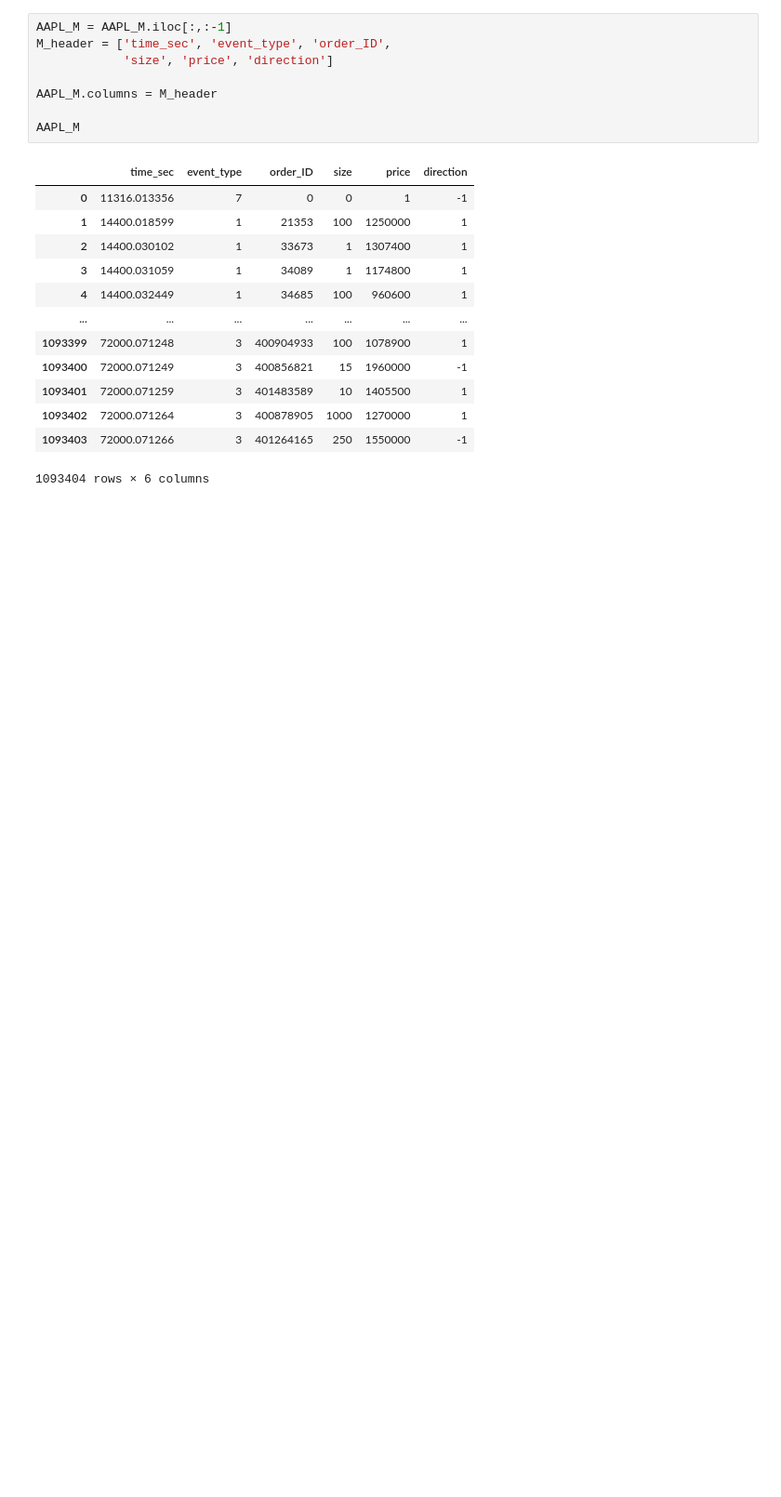
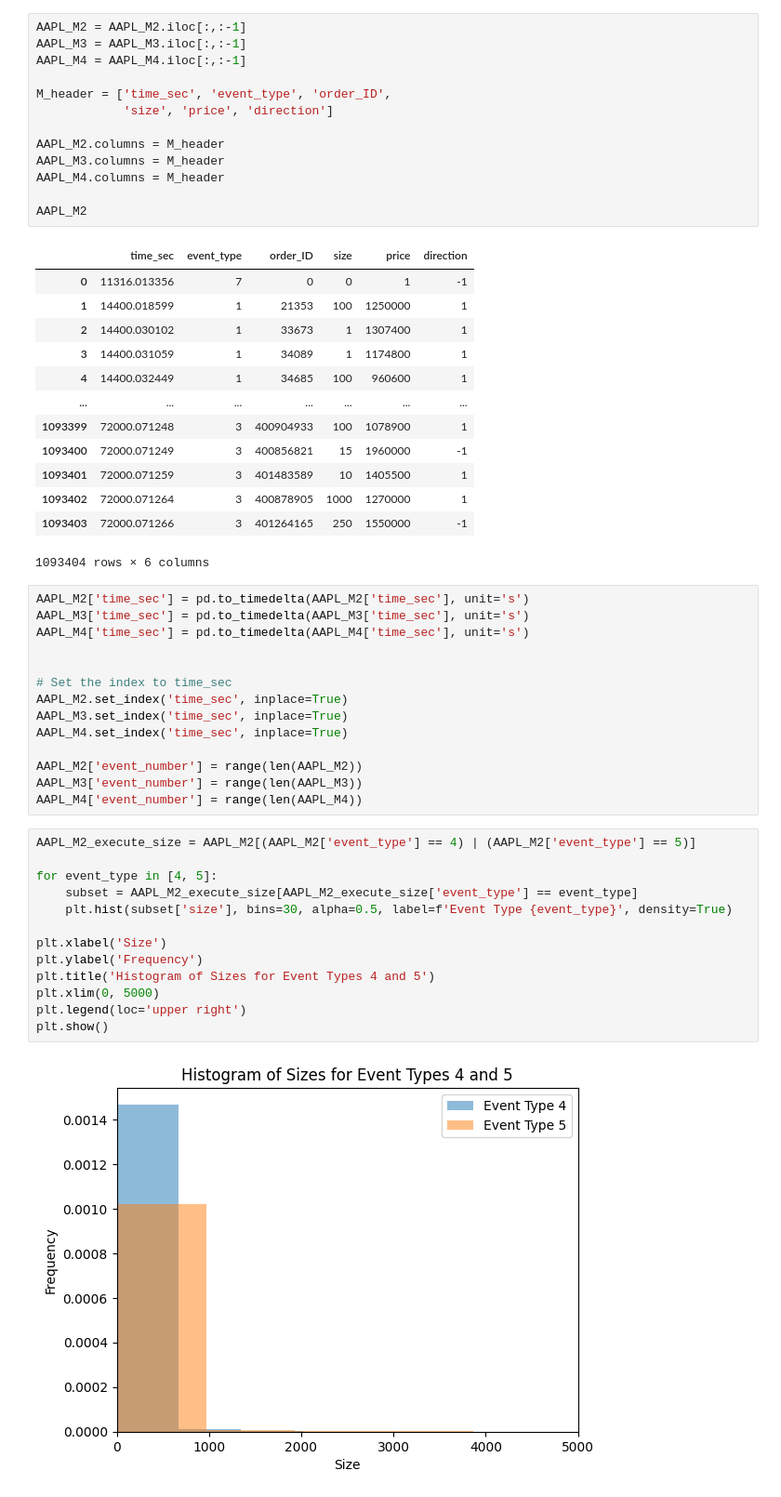
Before and after one commit to JingHui-Tan/dissertation-iceberg, a Jupyter notebook: EDA.ipynb, the cells around one changed output. Shown at 93% size. Saved outputs shown, nothing was run; the diff lists cells and outputs as text; blank space fills up the shorter version.

```diff
--- a/EDA.ipynb
+++ b/EDA.ipynb
@@ -46,13 +37,18 @@ AAPL_OB
 | 1093403 | 9999999999 | 0 | -9999999999 | 0 | 9999999999 | 0 | -9999999999 | 0 | ... |
 1093404 rows × 40 columns
 # %%
-AAPL_M = AAPL_M.iloc[:,:-1]
+AAPL_M2 = AAPL_M2.iloc[:,:-1]
+AAPL_M3 = AAPL_M3.iloc[:,:-1]
+AAPL_M4 = AAPL_M4.iloc[:,:-1]
+
 M_header = ['time_sec', 'event_type', 'order_ID',
             'size', 'price', 'direction']
 
-AAPL_M.columns = M_header
+AAPL_M2.columns = M_header
+AAPL_M3.columns = M_header
+AAPL_M4.columns = M_header
 
-AAPL_M
+AAPL_M2
 # %% [output]
 |  | time_sec | event_type | order_ID | size | price | direction |
 | 0 | 11316.013356 | 7 | 0 | 0 | 1 | -1 |
@@ -67,3 +63,32 @@ AAPL_M
 | 1093402 | 72000.071264 | 3 | 400878905 | 1000 | 1270000 | 1 |
 | 1093403 | 72000.071266 | 3 | 401264165 | 250 | 1550000 | -1 |
 1093404 rows × 6 columns
+# %%
+AAPL_M2['time_sec'] = pd.to_timedelta(AAPL_M2['time_sec'], unit='s')
+AAPL_M3['time_sec'] = pd.to_timedelta(AAPL_M3['time_sec'], unit='s')
+AAPL_M4['time_sec'] = pd.to_timedelta(AAPL_M4['time_sec'], unit='s')
+
+
+# Set the index to time_sec
+AAPL_M2.set_index('time_sec', inplace=True)
+AAPL_M3.set_index('time_sec', inplace=True)
+AAPL_M4.set_index('time_sec', inplace=True)
+
+AAPL_M2['event_number'] = range(len(AAPL_M2))
+AAPL_M3['event_number'] = range(len(AAPL_M3))
+AAPL_M4['event_number'] = range(len(AAPL_M4))
+# %%
+AAPL_M2_execute_size = AAPL_M2[(AAPL_M2['event_type'] == 4) | (AAPL_M2['event_type'] == 5)]
+
+for event_type in [4, 5]:
+    subset = AAPL_M2_execute_size[AAPL_M2_execute_size['event_type'] == event_type]
+    plt.hist(subset['size'], bins=30, alpha=0.5, label=f'Event Type {event_type}', density=True)
+
+plt.xlabel('Size')
+plt.ylabel('Frequency')
+plt.title('Histogram of Sizes for Event Types 4 and 5')
+plt.xlim(0, 5000)
+plt.legend(loc='upper right')
+plt.show()
+# %% [output]
+[figure, added]
```
Also changed, not shown: parts of 31 cells of this notebook.
